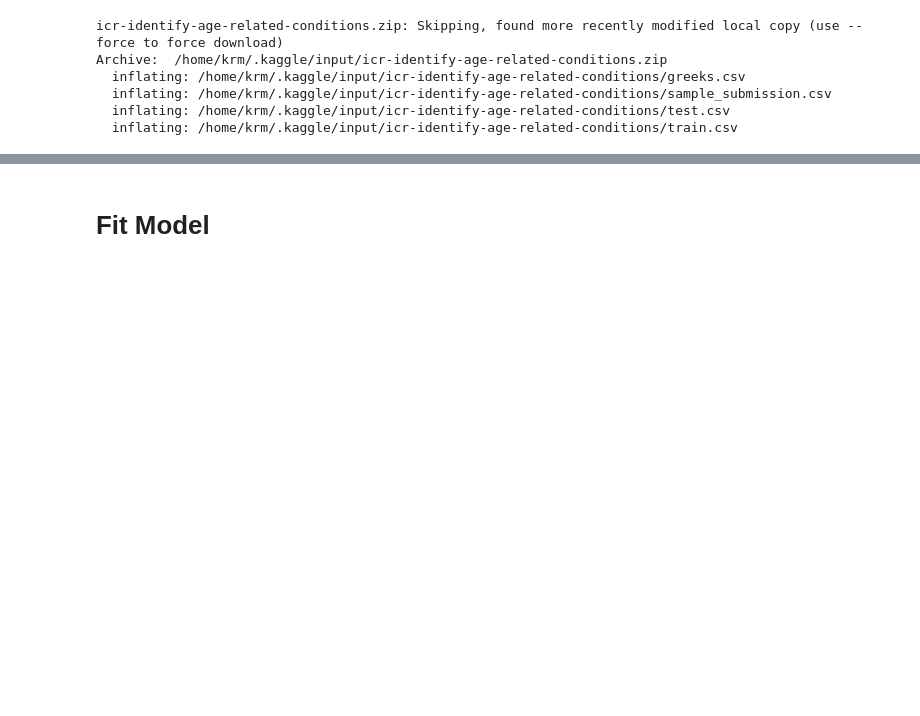
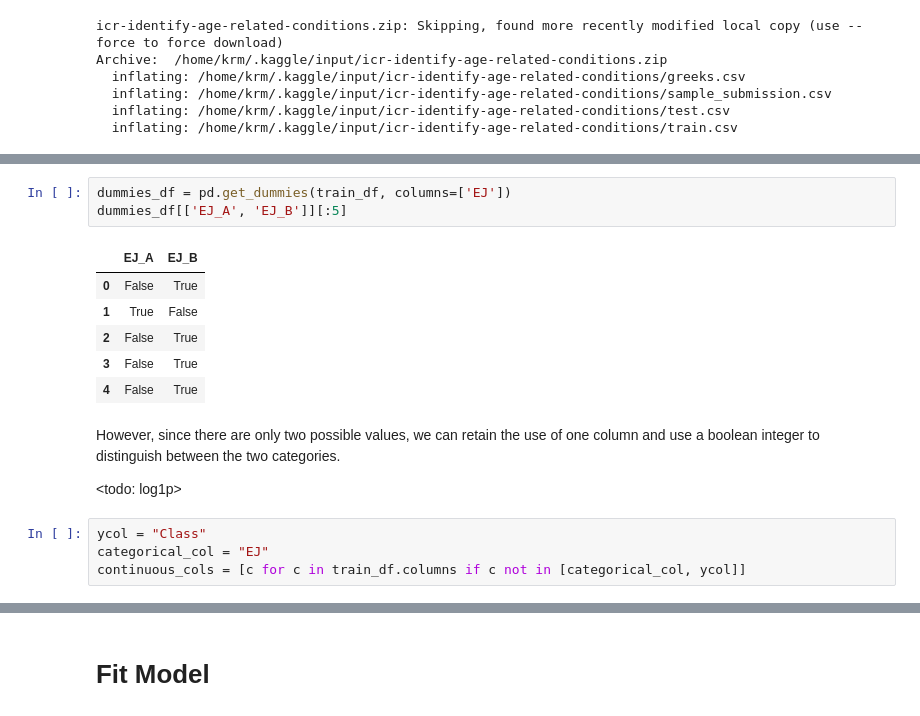
Before and after one commit to programmer-ke/icr-age-related-kaggle-competition, a Jupyter notebook: notebooks/linear_model_nn_from_scratch.ipynb, the cells around one changed output, grey strips where cells are left out. Drawn from its saved outputs; the diff is of its cells as text; blank space fills up the shorter version.

```diff
--- a/notebooks/linear_model_nn_from_scratch.ipynb
+++ b/notebooks/linear_model_nn_from_scratch.ipynb
@@ -37,0 +148,18 @@ Archive:  /home/krm/.kaggle/input/icr-identify-age-related-conditions.zip
+# %%
+dummies_df = pd.get_dummies(train_df, columns=['EJ'])
+dummies_df[['EJ_A', 'EJ_B']][:5]
+# %% [output]
+|  | EJ_A | EJ_B |
+| 0 | False | True |
+| 1 | True | False |
+| 2 | False | True |
+| 3 | False | True |
+| 4 | False | True |
+# %% [markdown]
+However, since there are only two possible values, we can retain the use of one column and use a boolean integer to distinguish between the two categories.
+
+<todo: log1p>
+# %%
+ycol = "Class"
+categorical_col = "EJ"
+continuous_cols = [c for c in train_df.columns if c not in [categorical_col, ycol]]
```
Also changed, not shown: parts of 16 cells of this notebook.
